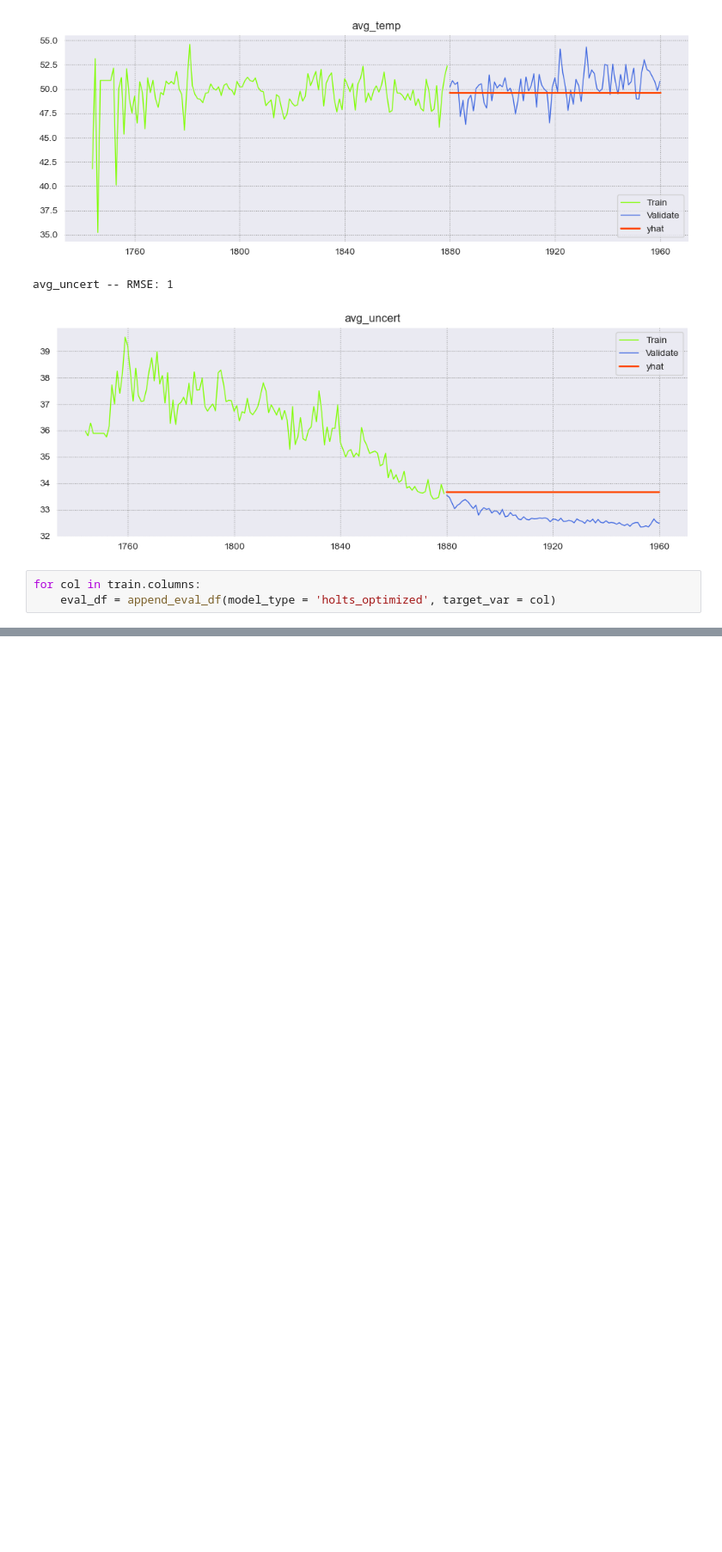
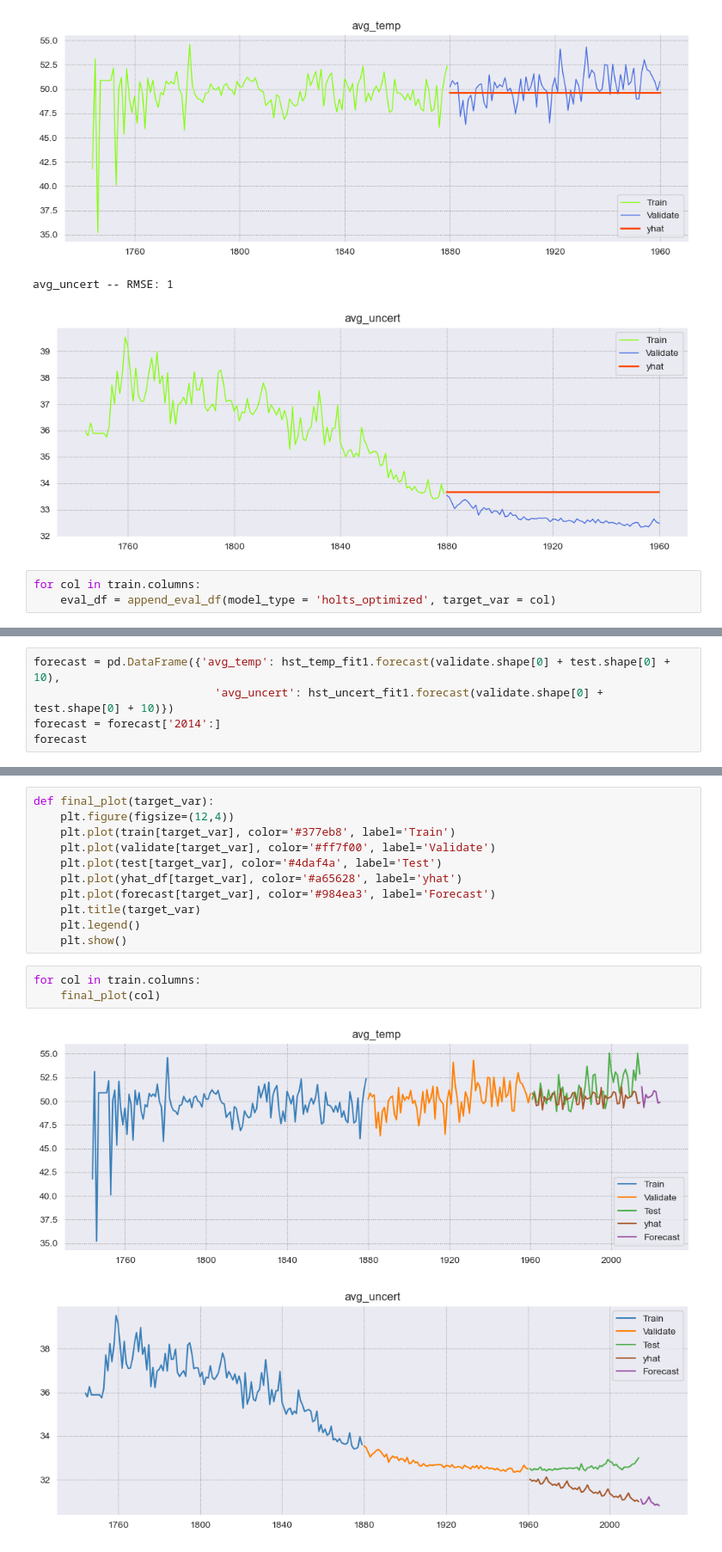
Before and after one commit to SHAWNSMITH16/mini-project-time-series, a Jupyter notebook: mini-project-time-series.ipynb, the cells around one changed output, grey strips where cells are left out. Shown at 86% size. Cells and saved outputs as stored; diff of their text form; blank space fills up the shorter version.

```diff
--- a/mini-project-time-series.ipynb
+++ b/mini-project-time-series.ipynb
@@ -630,0 +831,5 @@ eval_df.sort_values(by='rmse')
+# %%
+forecast = pd.DataFrame({'avg_temp': hst_temp_fit1.forecast(validate.shape[0] + test.shape[0] + 10),
+                           'avg_uncert': hst_uncert_fit1.forecast(validate.shape[0] + test.shape[0] + 10)})
+forecast = forecast['2014':]
+forecast
@@ -630,0 +848,17 @@ eval_df.sort_values(by='rmse')
+# %%
+def final_plot(target_var):
+    plt.figure(figsize=(12,4))
+    plt.plot(train[target_var], color='#377eb8', label='Train')
+    plt.plot(validate[target_var], color='#ff7f00', label='Validate')
+    plt.plot(test[target_var], color='#4daf4a', label='Test')
+    plt.plot(yhat_df[target_var], color='#a65628', label='yhat')
+    plt.plot(forecast[target_var], color='#984ea3', label='Forecast')
+    plt.title(target_var)
+    plt.legend()
+    plt.show()
+# %%
+for col in train.columns:
+    final_plot(col)
+# %% [output]
+[figure, added]
+[figure, added]
```
Also changed, not shown: parts of 27 cells of this notebook.
